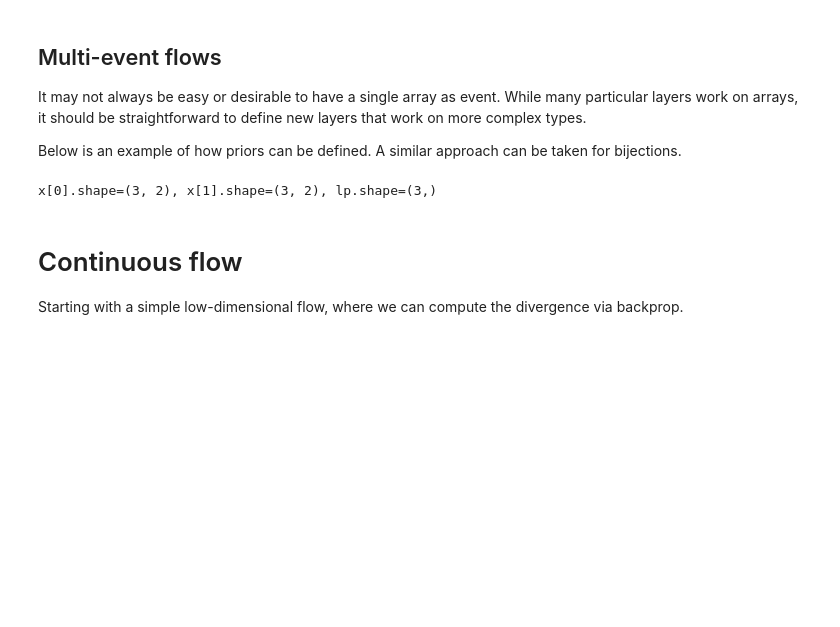
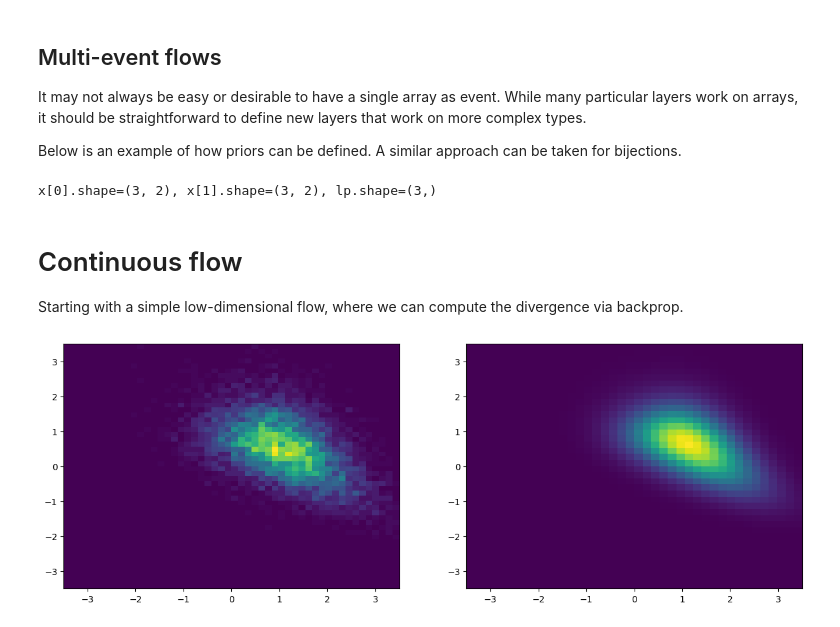
Before and after one commit to mathisgerdes/bijx, a Jupyter notebook: tutorial.ipynb, the cells around one changed output. Saved outputs shown, nothing was run; the diff lists cells and outputs as text; code cells hidden in the pictures; blank space fills up the shorter version.

```diff
--- a/tutorial.ipynb
+++ b/tutorial.ipynb
@@ -204,8 +208,26 @@ flow = ContFlow(vf)
 sampler = lfx.Sampler(prior, flow)
 # %%
 # add noise to parameters
-noise_rngs = nnx.Rngs(42)
+noise_rngs = nnx.Rngs(12)
 
 graph, params, rest = nnx.split(sampler, nnx.Param, nnx.Variable)
 params = jax.tree.map(lambda p: p + 0.1 * jax.random.normal(noise_rngs(), p.shape), params)
-sampler = nnx.merge(graph, params, rest)
+sampler_noised = nnx.merge(graph, params, rest)
+# %%
+plt.figure(figsize=(15, 5))
+
+plt.subplot(1, 2, 1)
+x, _ = sampler_noised.sample((10000,))
+plt.hist2d(*x.T, bins=50, range=[[-3.5, 3.5], [-3.5, 3.5]])
+plt.xlim(-3.5, 3.5)
+plt.ylim(-3.5, 3.5)
+
+plt.subplot(1, 2, 2)
+x, y = np.mgrid[-3.5:3.5:7/40, -3.5:3.5:7/40]
+dens = np.exp(sampler_noised.log_prob(np.stack([y, x], -1)))
+plt.imshow(dens, extent=[-3.5, 3.5, -3.5, 3.5], origin='lower')
+plt.gca().set_aspect('auto')
+
+plt.show()
+# %% [output]
+[figure, added]
```
Also changed, not shown: parts of 7 cells of this notebook, 2 other files.
